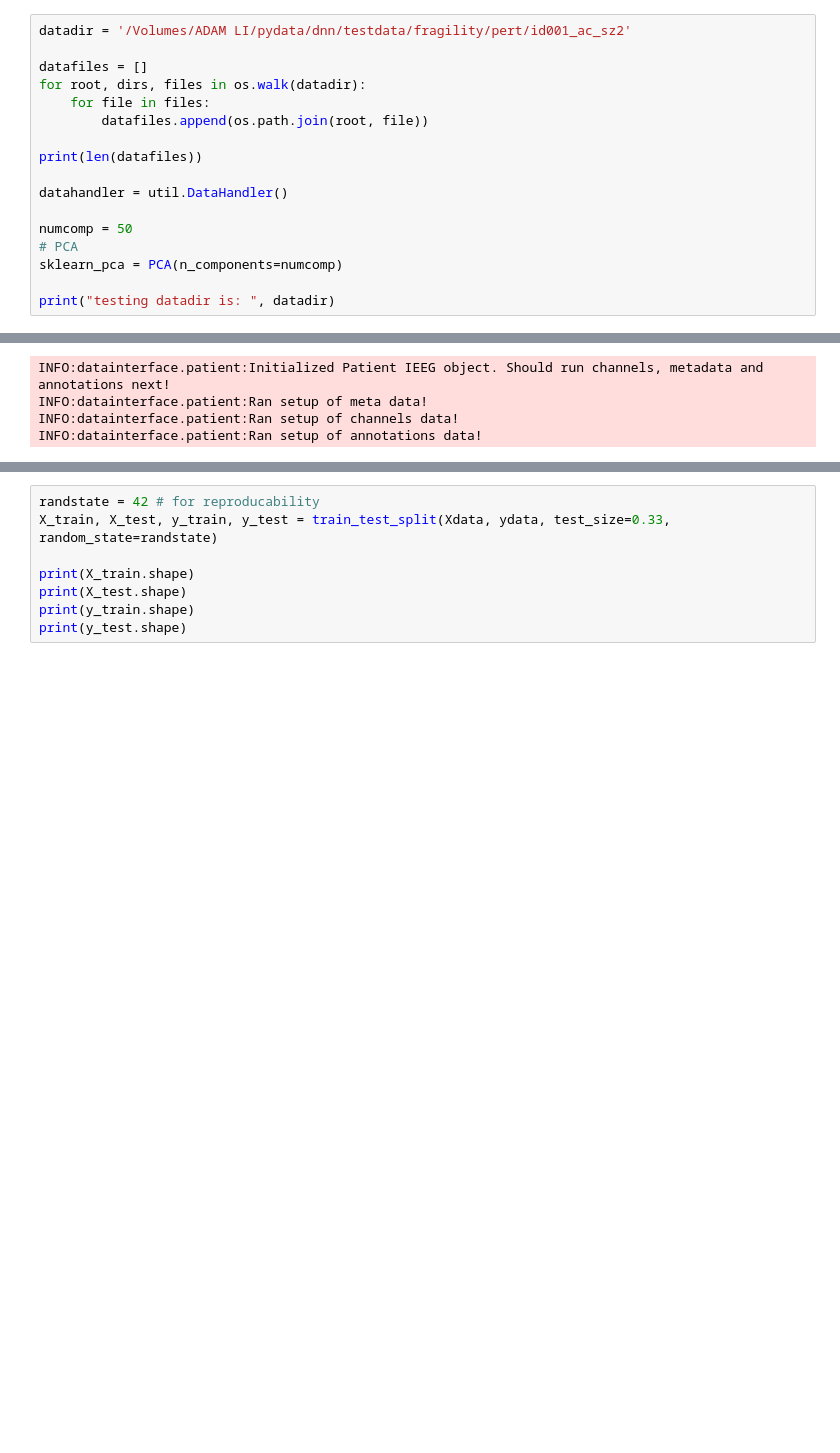
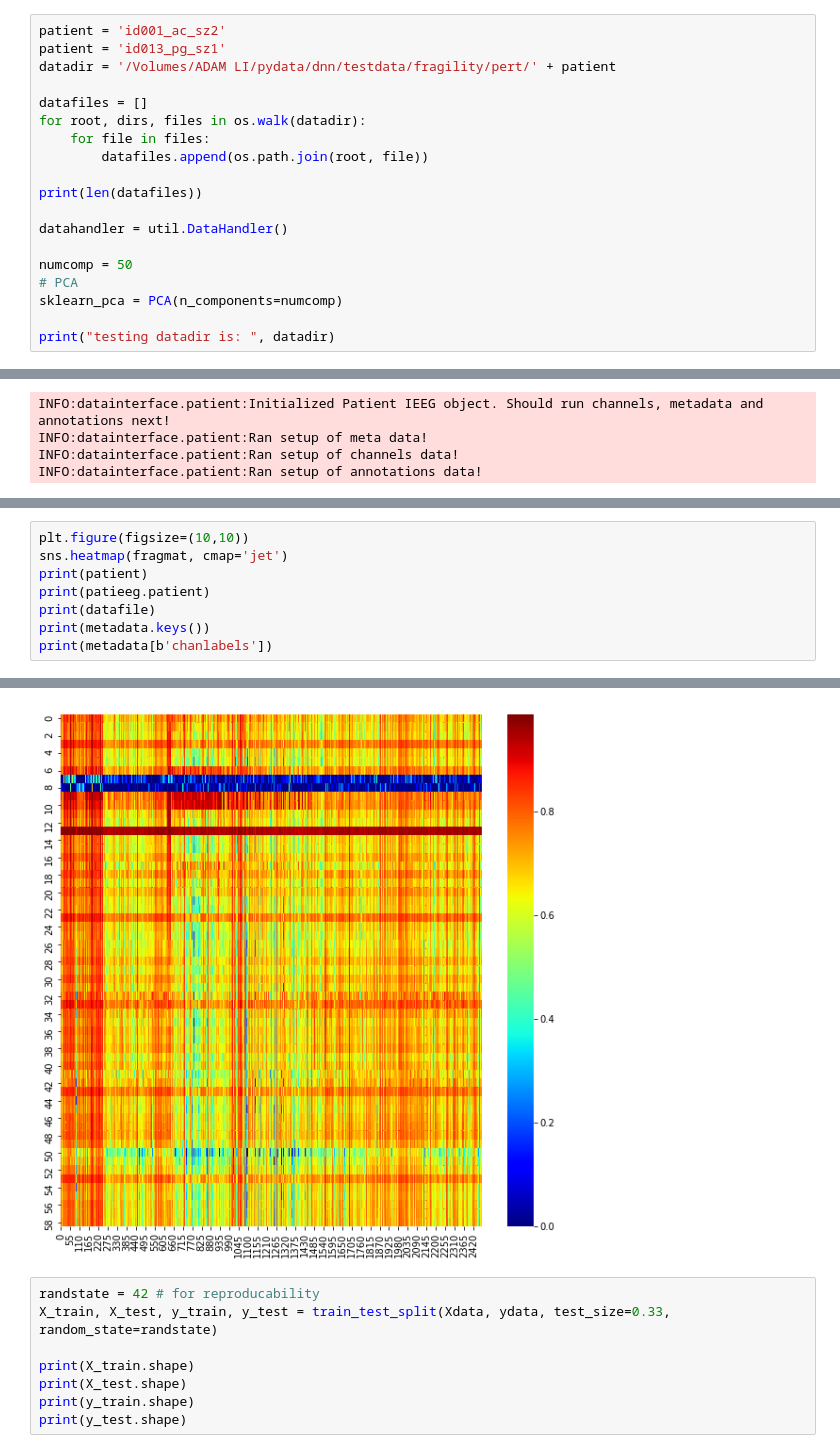
Before and after one commit to adam2392/dnn-unsupervised, a Jupyter notebook: dnn/baseline analysis/Baseline For Fragility LR RF Analysis.ipynb, the cells around one changed output, grey strips where cells are left out. Cells and saved outputs as stored; diff of their text form; blank space fills up the shorter version.

```diff
--- a/dnn/baseline analysis/Baseline For Fragility LR RF Analysis.ipynb
+++ b/dnn/baseline analysis/Baseline For Fragility LR RF Analysis.ipynb
@@ -93,7 +92,9 @@ INFO:fragility.linearmodels.fragilitymodels:Initialized fragility model!
 
 Load in an actual real EEG dataset and then run analysis with baseline classifiers
 # %%
-datadir = '/Volumes/ADAM LI/pydata/dnn/testdata/fragility/pert/id001_ac_sz2'
+patient = 'id001_ac_sz2'
+patient = 'id013_pg_sz1'
+datadir = '/Volumes/ADAM LI/pydata/dnn/testdata/fragility/pert/' + patient
 
 datafiles = []
 for root, dirs, files in os.walk(datadir):
@@ -188,0 +192,9 @@ print(ydata.shape)
+# %%
+plt.figure(figsize=(10,10))
+sns.heatmap(fragmat, cmap='jet')
+print(patient)
+print(patieeg.patient)
+print(datafile)
+print(metadata.keys())
+print(metadata[b'chanlabels'])
+# %% [output]
@@ -189,3 +211,4 @@ print(ydata.shape)
+[figure, added]
 # %%
 randstate = 42 # for reproducability
 X_train, X_test, y_train, y_test = train_test_split(Xdata, ydata, test_size=0.33, random_state=randstate)
```
Also changed, not shown: parts of 6 cells of this notebook, 4 other files.
